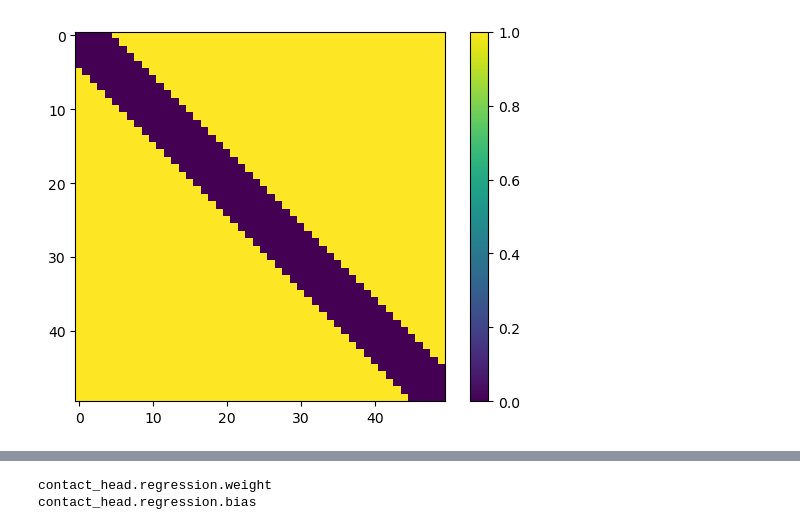
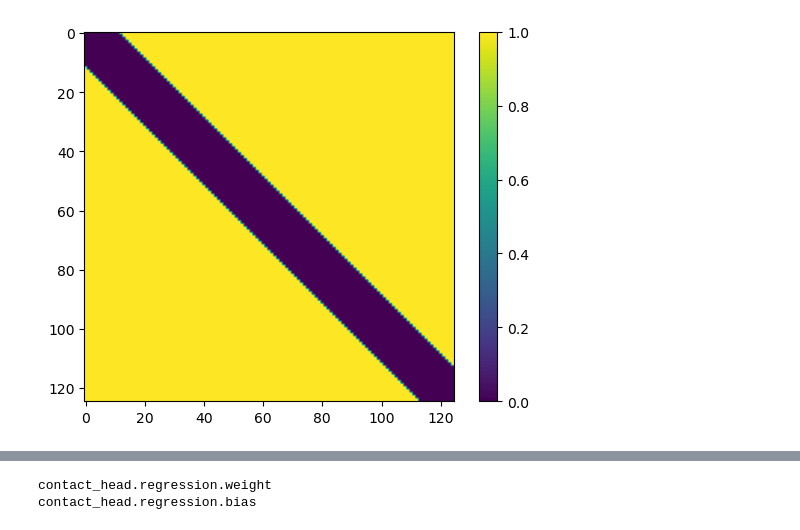
Before and after one commit to namagno/contact-prediction, a Jupyter notebook: finetuned_contacts.ipynb, the cells around one changed output, grey strips where cells are left out. Cells and saved outputs as stored; diff of their text form; code cells hidden in the pictures.

Commit message:
Masking and training
New model trained, testing outputs. Masking logic works, but training did not learn the mid-long range contacts well.

```diff
--- a/finetuned_contacts.ipynb
+++ b/finetuned_contacts.ipynb
@@ -18,19 +10,18 @@ outputs = outputs * masking
 # %%
-N = 50
+N = 125
 outputs = np.zeros((N, N))
 outputs = torch.Tensor(outputs)
-#outputs = np.zeros((N, N))
-row_up, col_up = torch.triu_indices(N, N, offset=5)
-row_low, col_low = torch.tril_indices(N, N, offset=-5)
+row_up, col_up = torch.triu_indices(N, N, offset=12)
+row_low, col_low = torch.tril_indices(N, N, offset=-12)
 outputs[row_up, col_up] = 1
 outputs[row_low, col_low] = 1
 
 fig, ax = plt.subplots()
 im = ax.imshow(outputs)
 fig.colorbar(im)
 plt.show()
 # %% [output]
-[figure, old version]
+[figure, new version]
 # %%
 # standard lib
 import os
```
Also changed, not shown: parts of 22 cells of this notebook, 4 other files.
